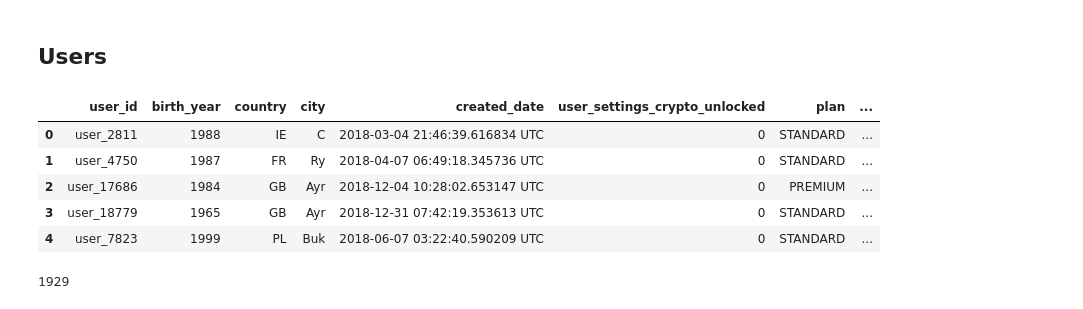
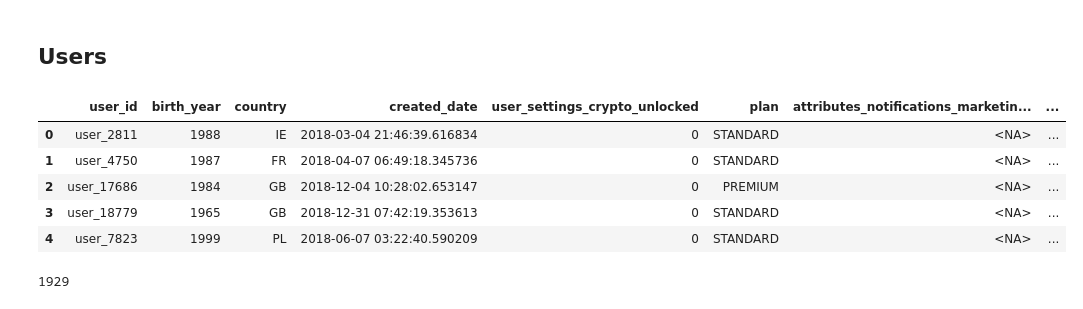
Before and after one commit to Linchenpal/neo_bank, a Jupyter notebook: notebooks/part_1_data_exploration/exploration.ipynb, the cells around one changed output. Cells and saved outputs as stored; diff of their text form; code cells hidden in the pictures.

```diff
--- a/notebooks/part_1_data_exploration/exploration.ipynb
+++ b/notebooks/part_1_data_exploration/exploration.ipynb
@@ -679,14 +674,15 @@ trans['created_date'].isnull().sum()
 # %% [markdown]
 ## Users
 # %%
+users = pd.read_parquet(CLEANED_DATA_DIR / "users.parquet")
 users.head()
 # %% [output]
-|  | user_id | birth_year | country | city | created_date | user_settings_crypto_unlocked | plan | ... |
-| 0 | user_2811 | 1988 | IE | C | 2018-03-04 21:46:39.616834 UTC | 0 | STANDARD | ... |
-| 1 | user_4750 | 1987 | FR | Ry | 2018-04-07 06:49:18.345736 UTC | 0 | STANDARD | ... |
-| 2 | user_17686 | 1984 | GB | Ayr | 2018-12-04 10:28:02.653147 UTC | 0 | PREMIUM | ... |
-| 3 | user_18779 | 1965 | GB | Ayr | 2018-12-31 07:42:19.353613 UTC | 0 | STANDARD | ... |
-| 4 | user_7823 | 1999 | PL | Buk | 2018-06-07 03:22:40.590209 UTC | 0 | STANDARD | ... |
+|  | user_id | birth_year | country | created_date | user_settings_crypto_unlocked | plan | attributes_notifications_marketin... | ... |
+| 0 | user_2811 | 1988 | IE | 2018-03-04 21:46:39.616834 | 0 | STANDARD | <NA> | ... |
+| 1 | user_4750 | 1987 | FR | 2018-04-07 06:49:18.345736 | 0 | STANDARD | <NA> | ... |
+| 2 | user_17686 | 1984 | GB | 2018-12-04 10:28:02.653147 | 0 | PREMIUM | <NA> | ... |
+| 3 | user_18779 | 1965 | GB | 2018-12-31 07:42:19.353613 | 0 | STANDARD | <NA> | ... |
+| 4 | user_7823 | 1999 | PL | 2018-06-07 03:22:40.590209 | 0 | STANDARD | <NA> | ... |
 # %%
 users['birth_year'].min()
 # %% [output]
```
Also changed, not shown: parts of 14 cells of this notebook.
